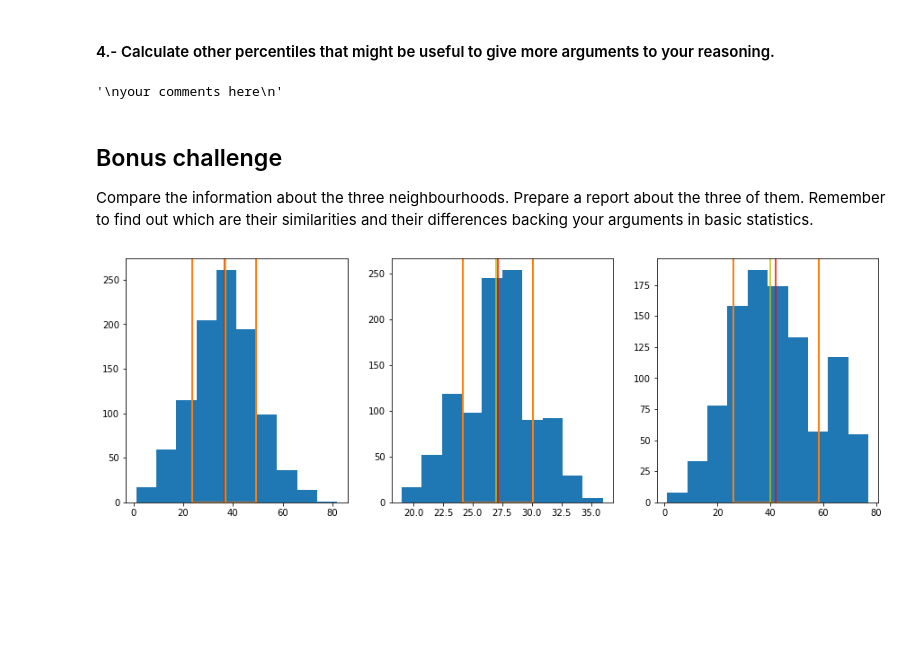
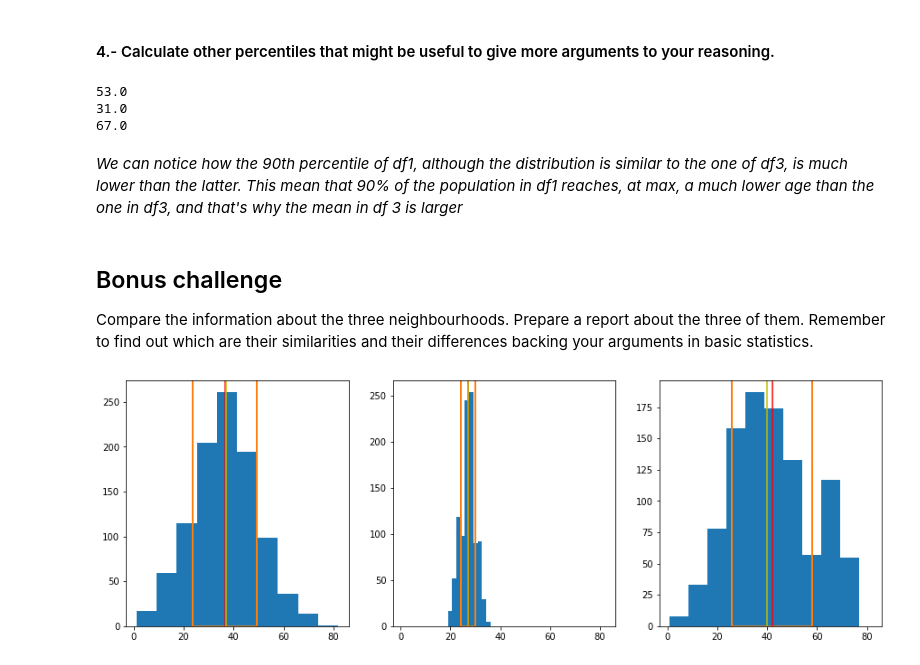
Before and after one commit to ta-data-lis/lab-understanding-descriptive-stats, a Jupyter notebook: your-code/main.ipynb, the cells around one changed output. Saved outputs shown, nothing was run; the diff lists cells and outputs as text; code cells hidden in the pictures; blank space fills up the shorter version.

```diff
--- a/your-code/main.ipynb
+++ b/your-code/main.ipynb
@@ -258,26 +256,30 @@ The difference between median and mean is small, and as expected the mean is sli
-# %%
-"""
-your comments here
-"""
-# %% [output]
-'\nyour comments here\n'
+# %%
+print(np.percentile(df1['observation'], 90))
+print(np.percentile(df2['observation'], 90))
+print(np.percentile(df3['observation'], 90))
+# %% [output]
+53.0
+31.0
+67.0
+# %% [markdown]
+*We can notice how the 90th percentile of df1, although the distribution is similar to the one of df3, is much lower than the latter. This mean that 90% of the population in df1 reaches, at max, a much lower age than the one in df3, and that's why the mean in df 3 is larger*
 # %% [markdown]
 ## Bonus challenge
 Compare the information about the three neighbourhoods. Prepare a report about the three of them. Remember to find out which are their similarities and their differences backing your arguments in basic statistics.
 # %%
-fig, (ax1, ax2, ax3) = plt.subplots(1, 3, figsize=[15,5])
+fig, (ax1, ax2, ax3) = plt.subplots(1, 3, figsize=[15,5], sharex=True)
 ax1.hist(df1['observation'])
 ax1.axvline(average(df1['observation']), color='r')
 ax1.axvline(median(df1['observation']), color='y')
 ax1.errorbar(average(df1['observation']), 0, xerr=np.std(df1['observation']), capthick=2,capsize=275, ls='--')
 ax2.hist(df2['observation'])
 ax2.axvline(average(df2['observation']), color='r')
 ax2.axvline(median(df2['observation']), color='y')
 ax2.errorbar(average(df2['observation']), 0, xerr=np.std(df2['observation']), capthick=2,capsize=275)
 ax3.hist(df3['observation'])
 ax3.axvline(average(df3['observation']), color='r')
 ax3.axvline(median(df3['observation']), color='y')
 ax3.errorbar(average(df3['observation']), 0, xerr=np.std(df3['observation']), capthick=2,capsize=275)
 plt.show()
 # %% [output]
-[figure, old version]
+[figure, new version]
```
Also changed, not shown: parts of 16 cells of this notebook.
